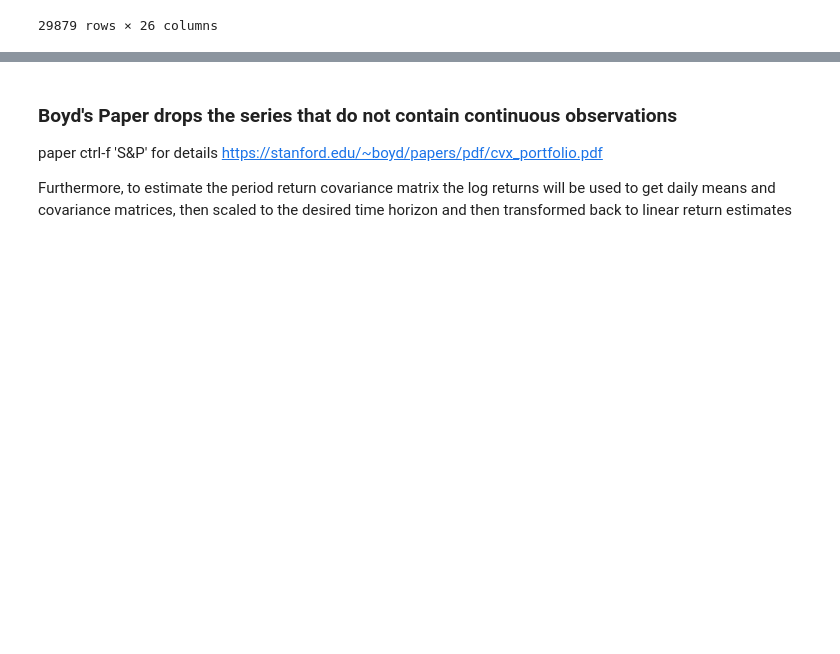
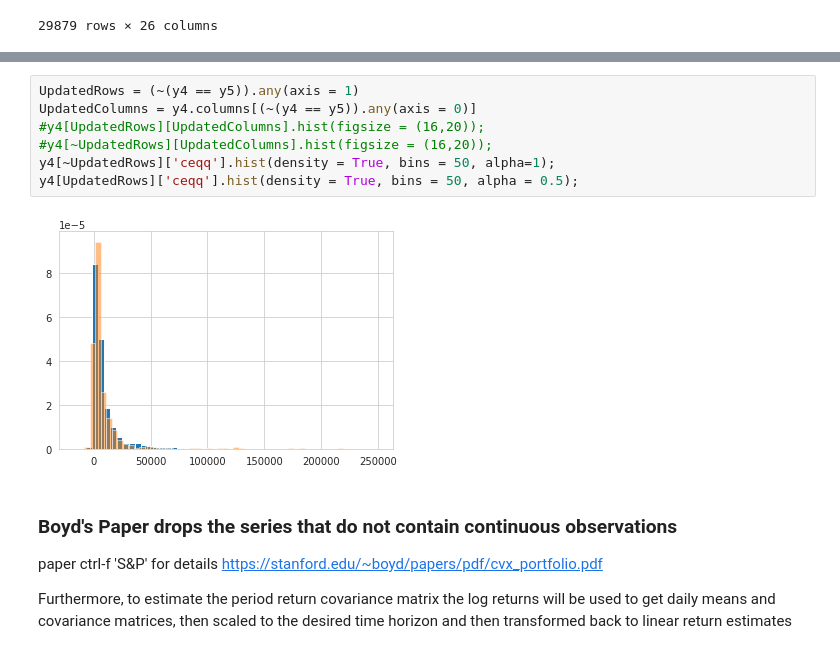
Before and after one commit to davidislip/SVM-and-MVO, a Jupyter notebook: Data_Processing.ipynb, the cells around one changed output, grey strips where cells are left out. Saved outputs shown, nothing was run; the diff lists cells and outputs as text; blank space fills up the shorter version.

```diff
--- a/Data_Processing.ipynb
+++ b/Data_Processing.ipynb
@@ -340,3 +315,12 @@ y4[(~(y4 == y5)).any(axis = 1)]
+# %%
+UpdatedRows = (~(y4 == y5)).any(axis = 1)
+UpdatedColumns = y4.columns[(~(y4 == y5)).any(axis = 0)]
+#y4[UpdatedRows][UpdatedColumns].hist(figsize = (16,20));
+#y4[~UpdatedRows][UpdatedColumns].hist(figsize = (16,20));
+y4[~UpdatedRows]['ceqq'].hist(density = True, bins = 50, alpha=1);
+y4[UpdatedRows]['ceqq'].hist(density = True, bins = 50, alpha = 0.5);
+# %% [output]
+[figure, added]
 # %% [markdown]
 ### Boyd's Paper drops the series that do not contain continuous observations
 
```
Also changed, not shown: parts of 30 cells of this notebook.
